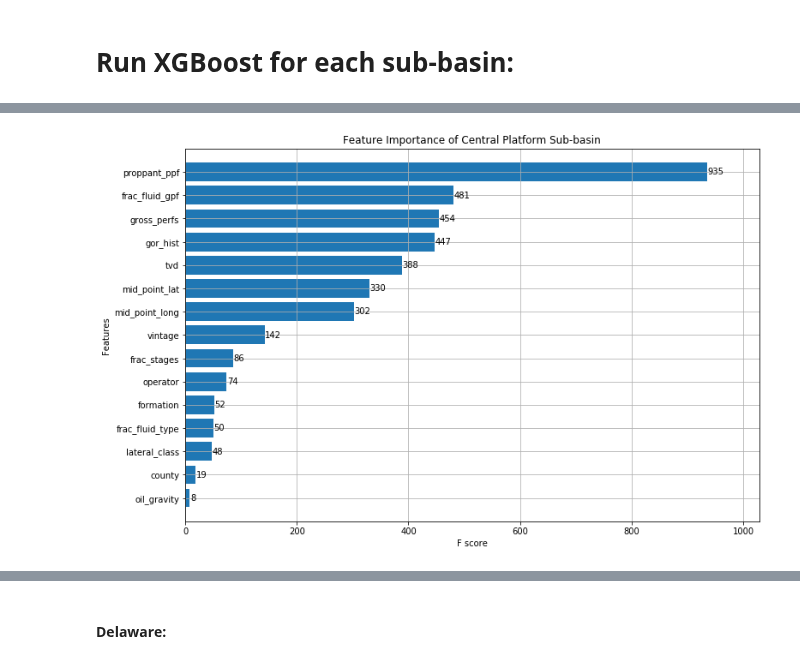
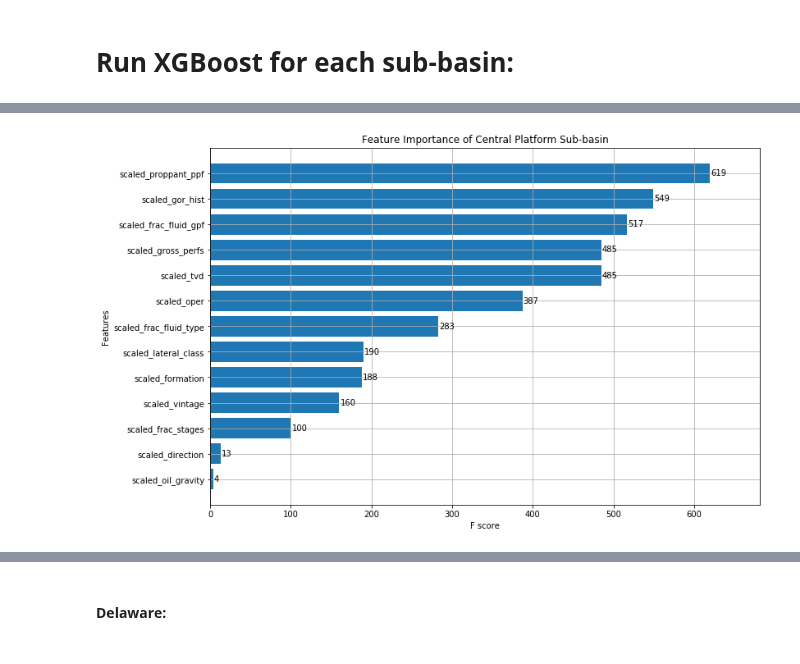
Before and after one commit to duc-analytica/DUC, a Jupyter notebook: ssg_model.ipynb, the cells around one changed output, grey strips where cells are left out. Saved outputs shown, nothing was run; the diff lists cells and outputs as text; code cells hidden in the pictures.

```diff
--- a/ssg_model.ipynb
+++ b/ssg_model.ipynb
@@ -168,0 +133,12 @@ num_df.head()
+# %%
+numerics = ['int64', 'float64', 'float']
+
+scaled_df = df.select_dtypes(include=numerics)
+scaled_df = scaled_df.drop(columns=['api14', 'proppant_ppf', 'frac_fluid_gpf',
+        'gross_perfs', 'frac_stages', 'oil_gravity', 'peak_boepd', 'oil_hist',
+        'gas_hist', 'gor_hist', 'ip90_boeqpd', 'tvd', 'sur_lat', 'sur_long',
+        'well_id', 'mid_point_lat', 'mid_point_long', 'recovery_per_foot',
+        'months_active', 'recovery_per_month', 'vintage', 'vintage_bin',
+        'encoded_direction', 'encoded_frac_fluid_type', 'encoded_county',
+        'encoded_oper', 'encoded_formation', 'encoded_sub_basin', 'encoded_lateral_class',
+        'scaled_mid_point_long', 'scaled_mid_point_lat', 'scaled_county'])
@@ -243,15 +216,0 @@ plt.show()
-# %%
-xgb_df = scaled_df.drop(columns=['recovery', 'peak_boepd', 'ip90_boeqpd', 'months_active', 'sur_long','sur_lat']).copy()
-
-xgb_params = {
-    'max_depth': 8,
-    'seed' : 493
-}
-dtrain = xgb.DMatrix(xgb_df, scaled_df.recovery, feature_names=xgb_df.columns.values)
-model = xgb.train(dict(xgb_params, silent=0), dtrain, num_boost_round=50)
-
-# plot the important features #
-fig, ax = plt.subplots(figsize=(12,8))
-xgb.plot_importance(model, max_num_features=50, height=0.8, ax=ax)
-plt.title('Feature Importance of all Except recovery, peak_boepd, ip90_boeqpd, months_active, sur_long,sur_lat')
-plt.show()
@@ -601,4 +474,4 @@ abs_df:
 # %%
-CP_df = scaled_df[(scaled_df['sub-basin'] == 0)]
+CP_df = scaled_df[(scaled_df['scaled_sub_basin'] == 0)]
 CP_df.sample(5)
 # %% [output]
@@ -612,19 +484,19 @@ CP_df.sample(5)
 # %%
-xgb_df = CP_df.drop(columns=['recovery', 'peak_boepd', 'ip90_boeqpd', 'months_active', 'sur_long','sur_lat']).copy()
+xgb_df = CP_df.drop(columns=['recovery']).copy()
 
 xgb_params = {
     'max_depth': 8,
     'seed' : 493
 }
 dtrain = xgb.DMatrix(xgb_df, CP_df.recovery, feature_names=xgb_df.columns.values)
 model = xgb.train(dict(xgb_params, silent=0), dtrain, num_boost_round=50)
 
 # plot the important features #
 fig, ax = plt.subplots(figsize=(12,8))
 xgb.plot_importance(model, max_num_features=50, height=0.8, ax=ax)
 plt.title('Feature Importance of Central Platform Sub-basin')
 plt.show()
 # %% [output]
-[figure, old version]
+[figure, new version]
 # %%
 # Independent variables:
```
Also changed, not shown: parts of 64 cells of this notebook.
